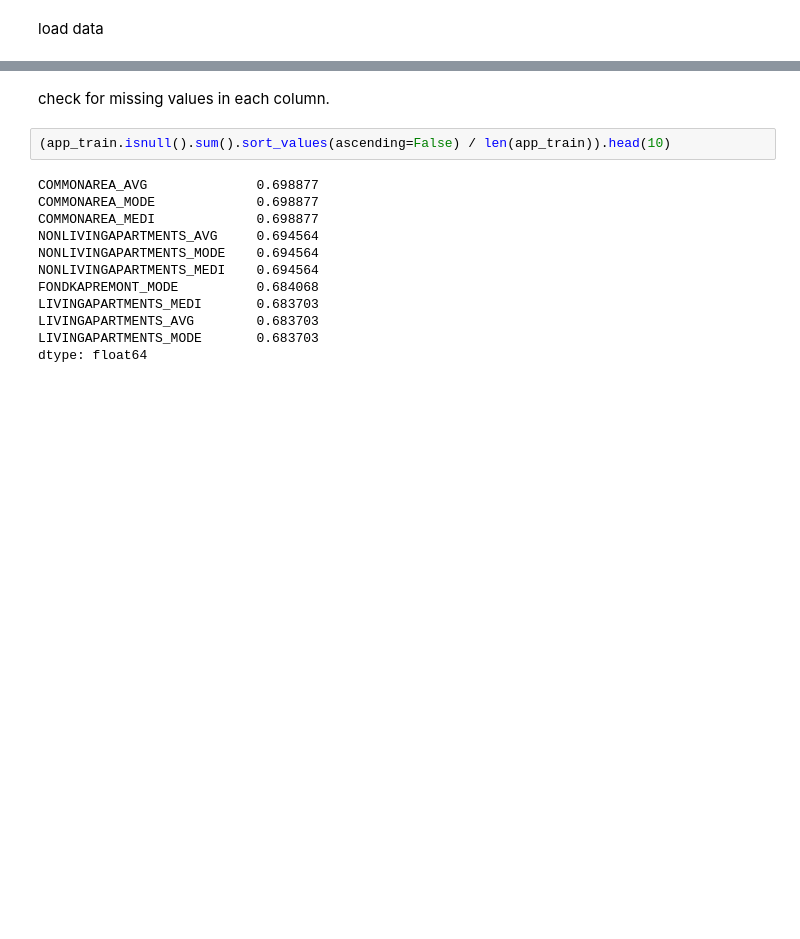
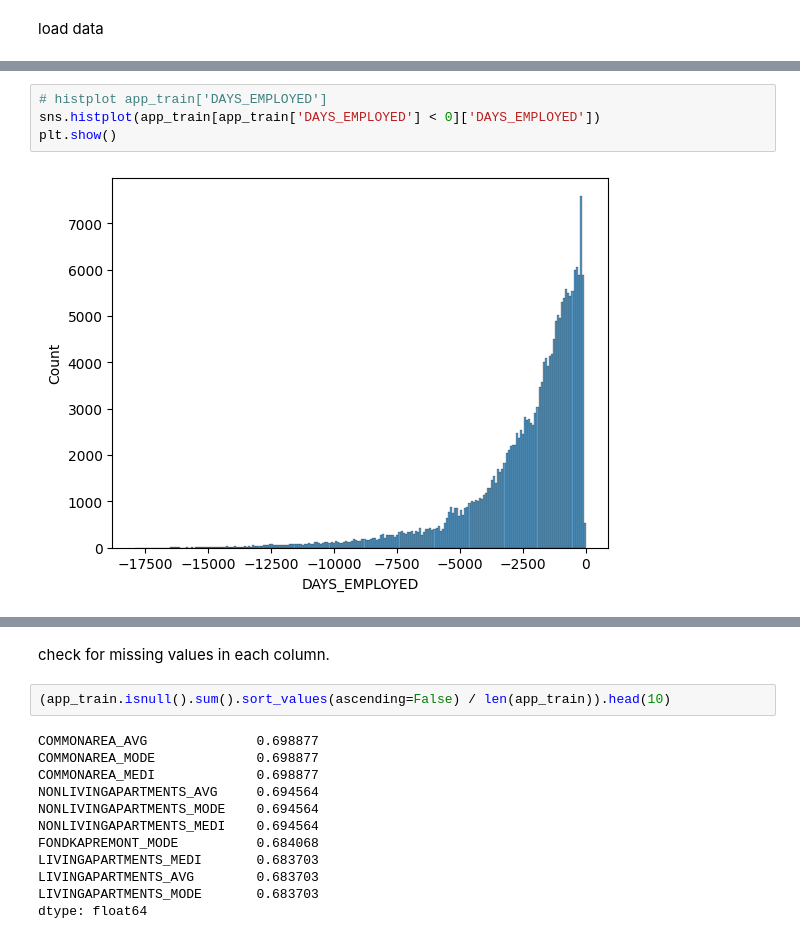
Before and after one commit to ngocngx/home-credit-default-risk, a Jupyter notebook: eda/app_train.ipynb, the cells around one changed output, grey strips where cells are left out. Saved outputs shown, nothing was run; the diff lists cells and outputs as text; blank space fills up the shorter version.

```diff
--- a/eda/app_train.ipynb
+++ b/eda/app_train.ipynb
@@ -28,0 +85,6 @@ app_train.head(10)
+# %%
+# histplot app_train['DAYS_EMPLOYED']
+sns.histplot(app_train[app_train['DAYS_EMPLOYED'] < 0]['DAYS_EMPLOYED'])
+plt.show()
+# %% [output]
+[figure, added]
```
Also changed, not shown: parts of 20 cells of this notebook, 11 other files.
